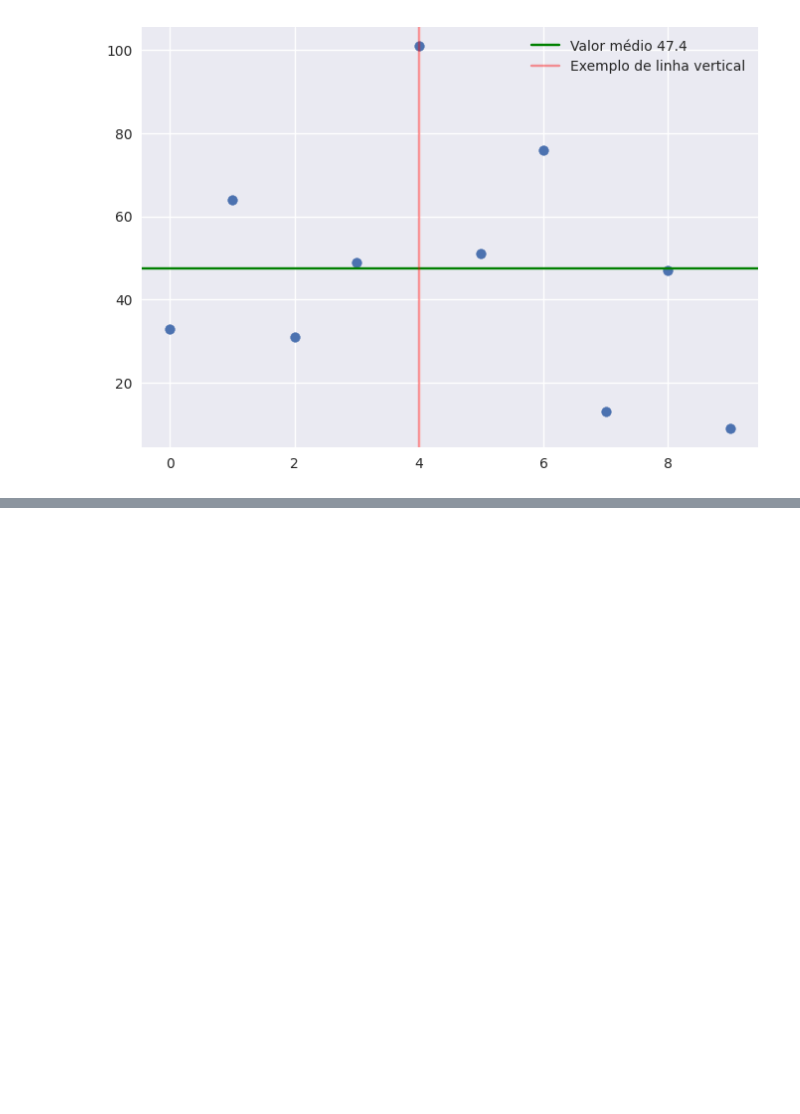
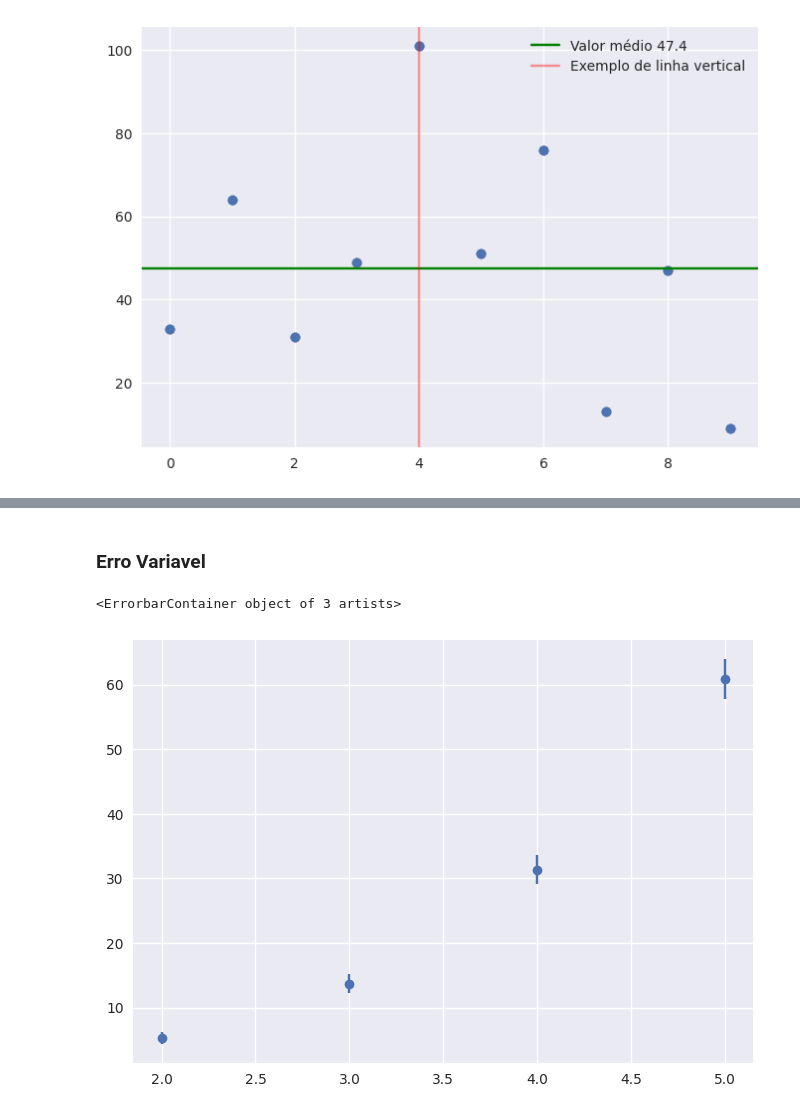
Before and after one commit to viniciusdutra314/CanalSingularidade, a Jupyter notebook: GraficosCientificos/graficos_cientificos.ipynb, the cells around one changed output, grey strips where cells are left out. Drawn from its saved outputs; the diff is of its cells as text; code cells hidden in the pictures; blank space fills up the shorter version.

```diff
--- a/GraficosCientificos/grafico_cientificos.ipynb
+++ b/GraficosCientificos/graficos_cientificos.ipynb
@@ -222,0 +277,19 @@ fig.show()
+# %% [markdown]
+### Erro Variavel
+# %%
+import LabIFSC as lab
+import numpy as np
+fig,axis=plt.subplots()
+x=[2,3,4,5]
+dados=np.array([2.3,3.7,5.6,7.8])
+y=lab.M(dados,incerteza=0.2) #precisamos do quadrado dessas medidas
+medidas_quadradas=(y**2)
+#lab.incerteza()
+#lab.nominal()
+y_nominais=[j.nominal for j in medidas_quadradas]
+y_erros=[j.incerteza for j in medidas_quadradas]
+axis.errorbar(x,y_nominais,yerr=y_erros,fmt='o')
+fig.show()
+# %% [output]
+<ErrorbarContainer object of 3 artists>
+[figure, added]
```
Also changed, not shown: parts of 28 cells of this notebook, 1 other file.
